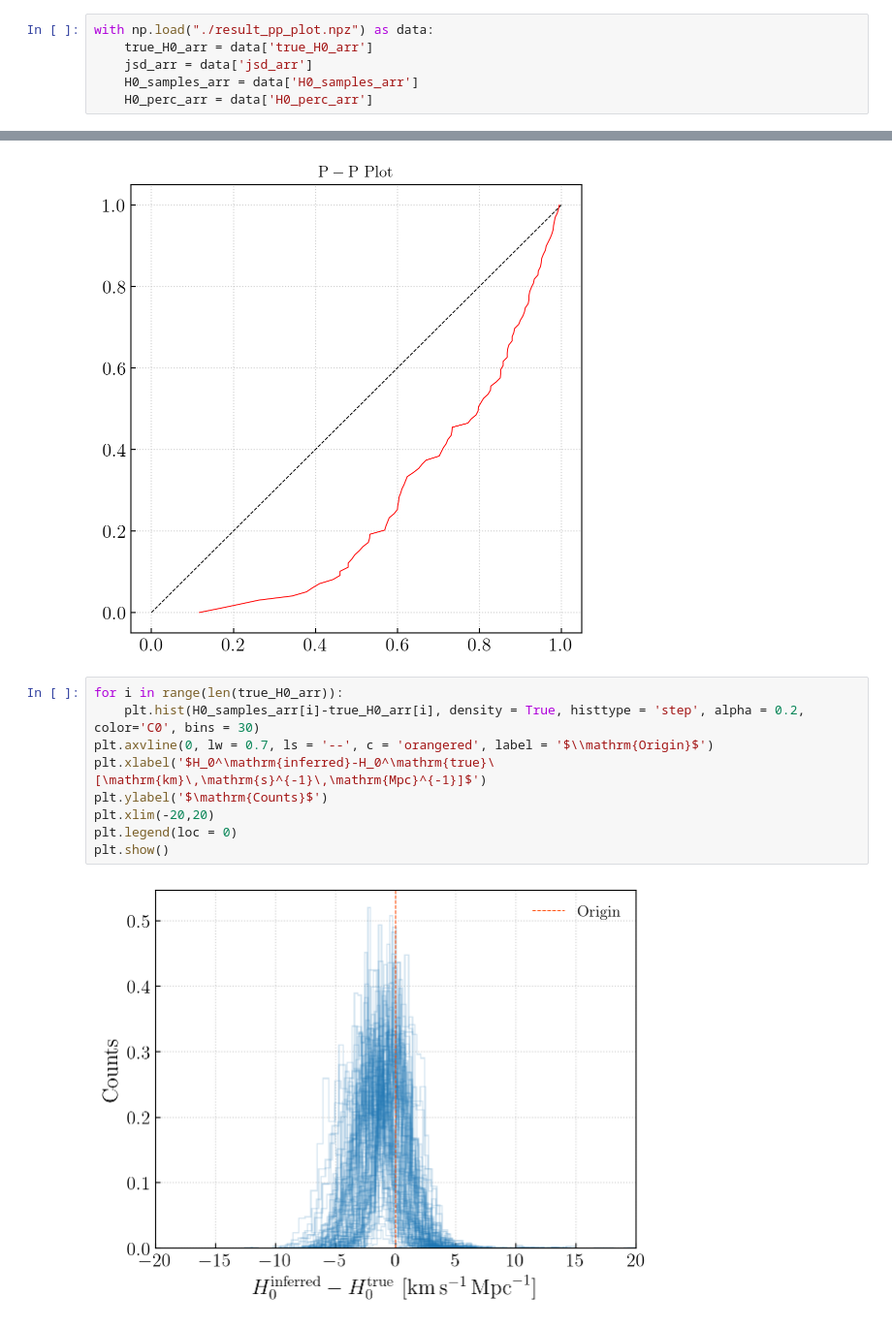
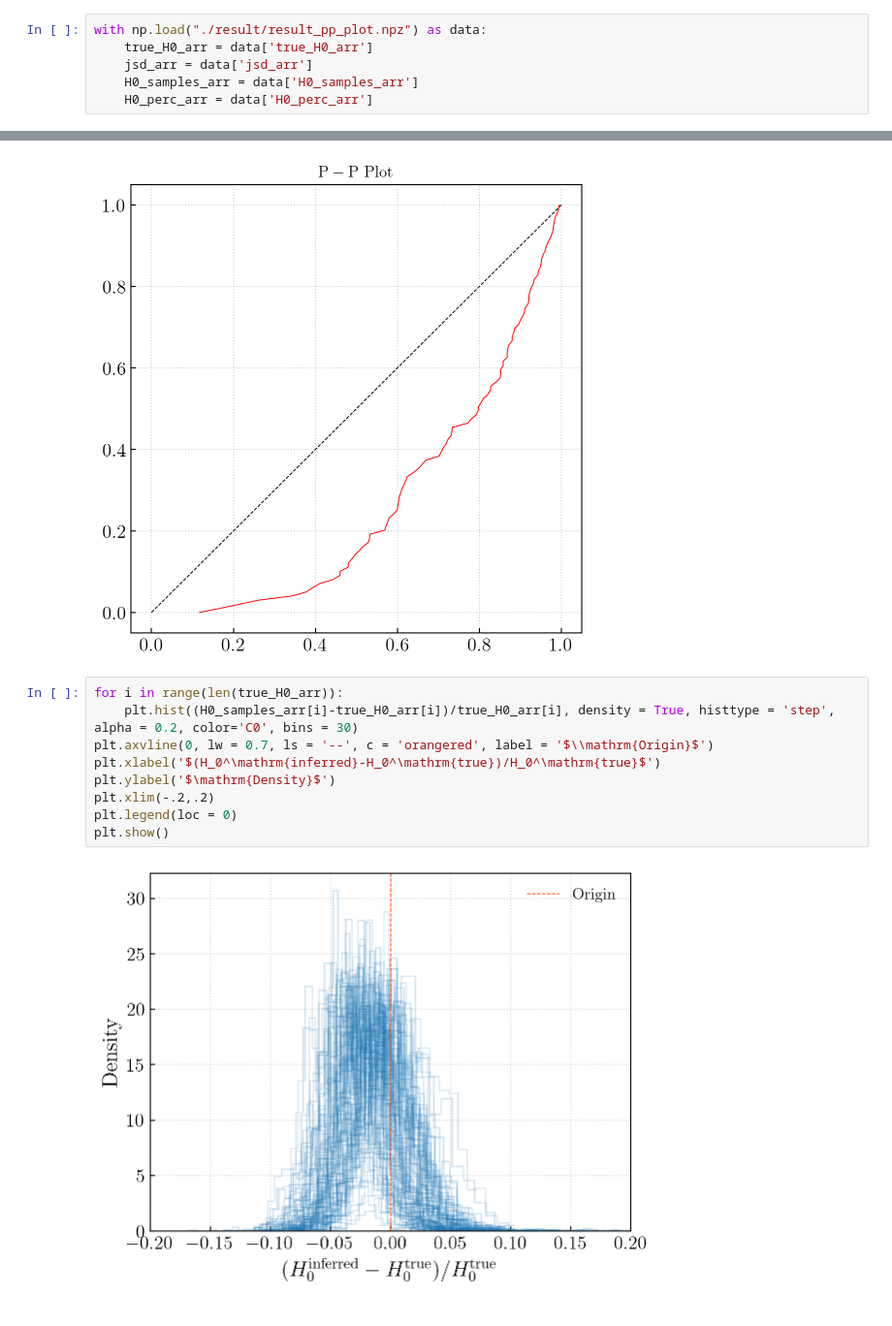
Before and after one commit to thomasckng/population_analysis, a Jupyter notebook: main/inference_H0.ipynb, the cells around one changed output, grey strips where cells are left out. Shown at 97% size. Cells and saved outputs as stored; diff of their text form.

Commit message:
Update plots

```diff
--- a/main/inference_H0.ipynb
+++ b/main/inference_H0.ipynb
@@ -12,7 +12,7 @@ plt.rcParams.update({
     "font.serif": ["Computer Modern Roman"],
 })
 # %%
-with np.load("./result_pp_plot.npz") as data:
+with np.load("./result/result_pp_plot.npz") as data:
     true_H0_arr = data['true_H0_arr']
     jsd_arr = data['jsd_arr']
     H0_samples_arr = data['H0_samples_arr']
@@ -27,12 +27,12 @@ plt.show()
 [figure]
 # %%
 for i in range(len(true_H0_arr)):
-    plt.hist(H0_samples_arr[i]-true_H0_arr[i], density = True, histtype = 'step', alpha = 0.2, color='C0', bins = 30)
+    plt.hist((H0_samples_arr[i]-true_H0_arr[i])/true_H0_arr[i], density = True, histtype = 'step', alpha = 0.2, color='C0', bins = 30)
 plt.axvline(0, lw = 0.7, ls = '--', c = 'orangered', label = '$\\mathrm{Origin}$')
-plt.xlabel('$H_0^\mathrm{inferred}-H_0^\mathrm{true}\ [\mathrm{km}\,\mathrm{s}^{-1}\,\mathrm{Mpc}^{-1}]$')
-plt.ylabel('$\mathrm{Counts}$')
-plt.xlim(-20,20)
+plt.xlabel('$(H_0^\mathrm{inferred}-H_0^\mathrm{true})/H_0^\mathrm{true}$')
+plt.ylabel('$\mathrm{Density}$')
+plt.xlim(-.2,.2)
 plt.legend(loc = 0)
 plt.show()
 # %% [output]
-[figure, old version]
+[figure, new version]
```
